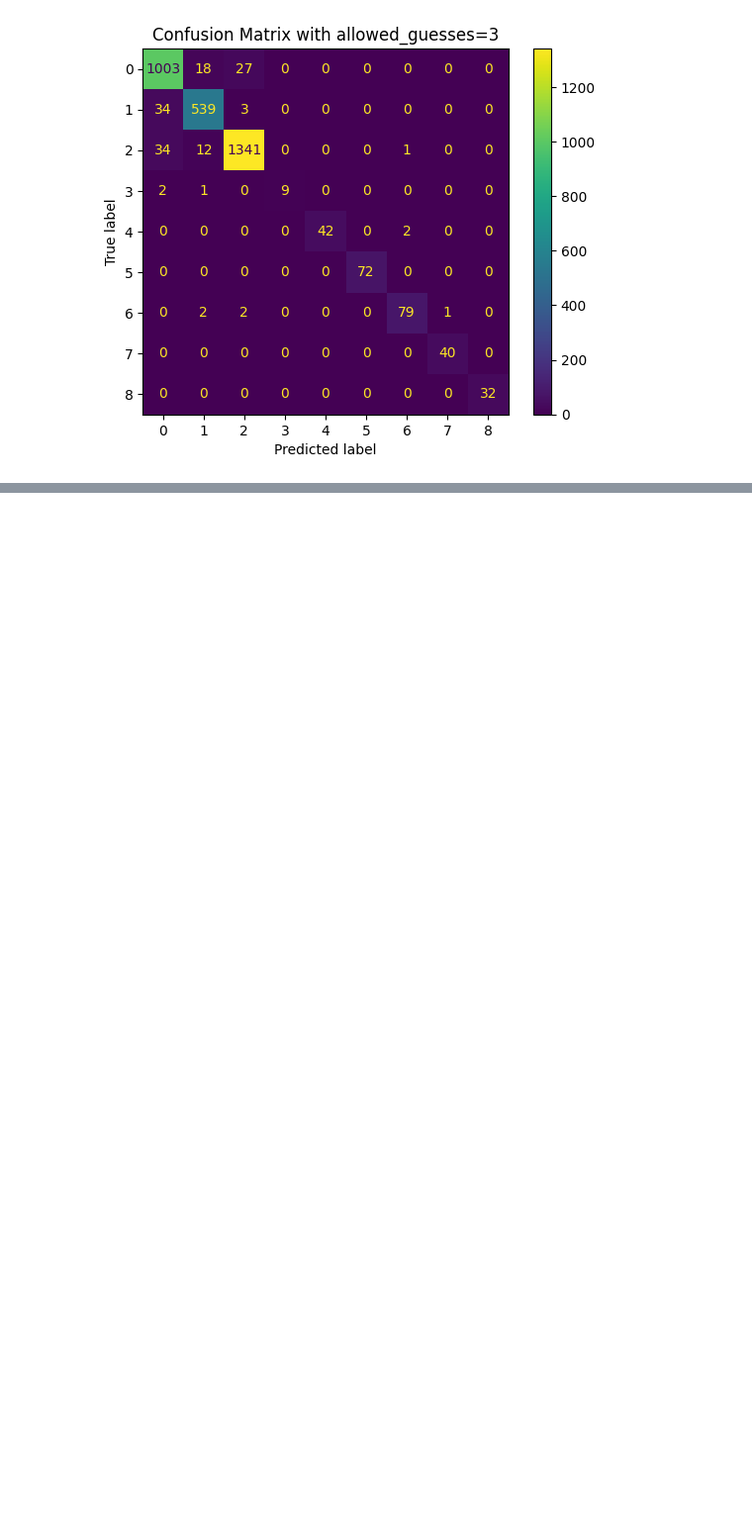
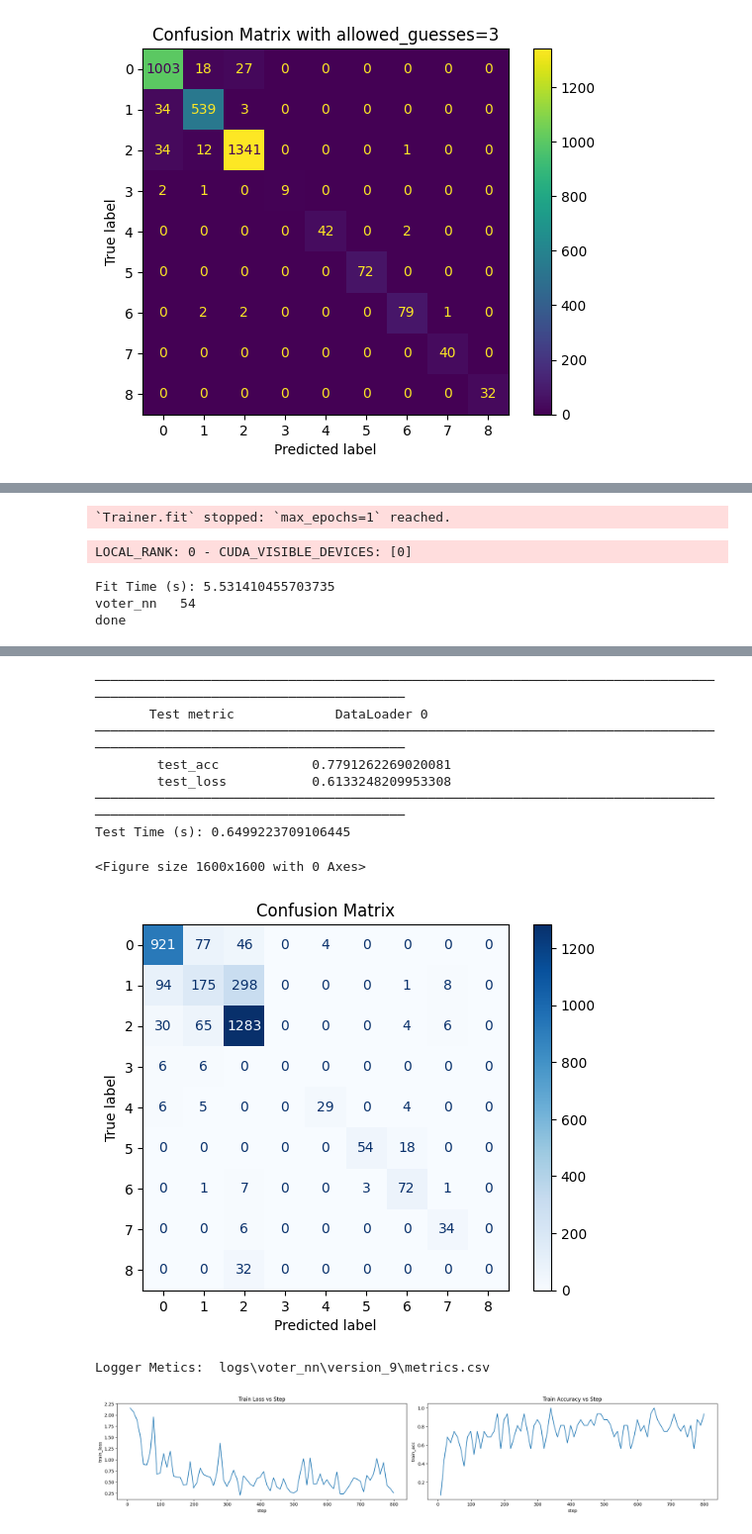
Before and after one commit to EricBroyles/Portfolio, a Jupyter notebook: RF Interference Classification Project/src/voting/run_voting_model2.ipynb, the cells around one changed output, grey strips where cells are left out. Shown at 99% size. Cells and saved outputs as stored; diff of their text form; code cells hidden in the pictures; blank space fills up the shorter version.

```diff
--- a/RF Interference Classification Project/src/voting/run_voting_model2.ipynb
+++ b/RF Interference Classification Project/src/voting/run_voting_model2.ipynb
@@ -356,0 +420,32 @@ Logger Metics:  logs\voter_nn\version_6\metrics.csv
+# %%
+"""
+NN: given the probs from the voter model (6 models 9 classes = 54 features), generate a model that picks weights and bias for each model class prediction
+"""
+
+train_voter_filepath = "../my_data/my_voter/voter1/train.csv"
+test_voter_filepath = "../my_data/my_voter/voter1/test.csv"
+
+train_loader = MyDataset.get_loader([train_voter_filepath], shuffle=True, batch_size=16, num_workers=0)
+test_loader = MyDataset.get_loader([test_voter_filepath], batch_size=16, num_workers=0)
+
+max_epochs = 1
+model_name = "voter_nn"
+num_features = train_loader.dataset.datasets[0].num_features
+model_body = nn.Sequential(
+    nn.Linear(num_features, 128),
+    nn.ReLU(),
+    nn.Linear(128, 64),
+    nn.ReLU(),
+    nn.Linear(64, 32),
+    nn.ReLU(),
+    nn.Linear(32, num_classes))
+loss_fn = nn.CrossEntropyLoss()
+voter_nn = MyNN(model_name, max_epochs, num_classes, num_features, model_body, loss_fn)
+voter_nn.fit(train_loader)
+print(model_name, " ", num_features)
+print("done")
+
+voter_nn.test(test_loader)
+voter_nn.display_confusion_matrix(test_loader, num_classes)
+voter_nn.plot_logger()
+# %% [output]
@@ -356,0 +470,5 @@ Logger Metics:  logs\voter_nn\version_6\metrics.csv
+`Trainer.fit` stopped: `max_epochs=1` reached.
+LOCAL_RANK: 0 - CUDA_VISIBLE_DEVICES: [0]
+Fit Time (s): 5.531410455703735
+voter_nn   54
+done
@@ -356,0 +476,11 @@ Logger Metics:  logs\voter_nn\version_6\metrics.csv
+────────────────────────────────────────────────────────────────────────────────────────────────────────────────────────
+       Test metric             DataLoader 0
+────────────────────────────────────────────────────────────────────────────────────────────────────────────────────────
+        test_acc            0.7791262269020081
+        test_loss           0.6133248209953308
+────────────────────────────────────────────────────────────────────────────────────────────────────────────────────────
+Test Time (s): 0.6499223709106445
+<Figure size 1600x1600 with 0 Axes>
+[figure, added]
+Logger Metics:  logs\voter_nn\version_9\metrics.csv
+[figure, added]
```
Also changed, not shown: parts of 12 cells of this notebook, 18 other files.
